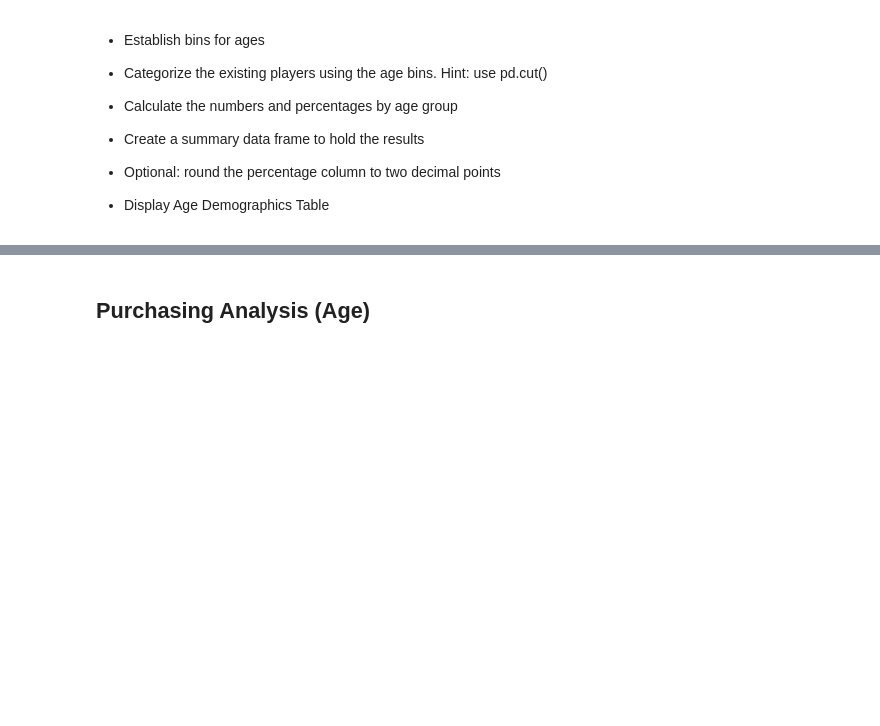
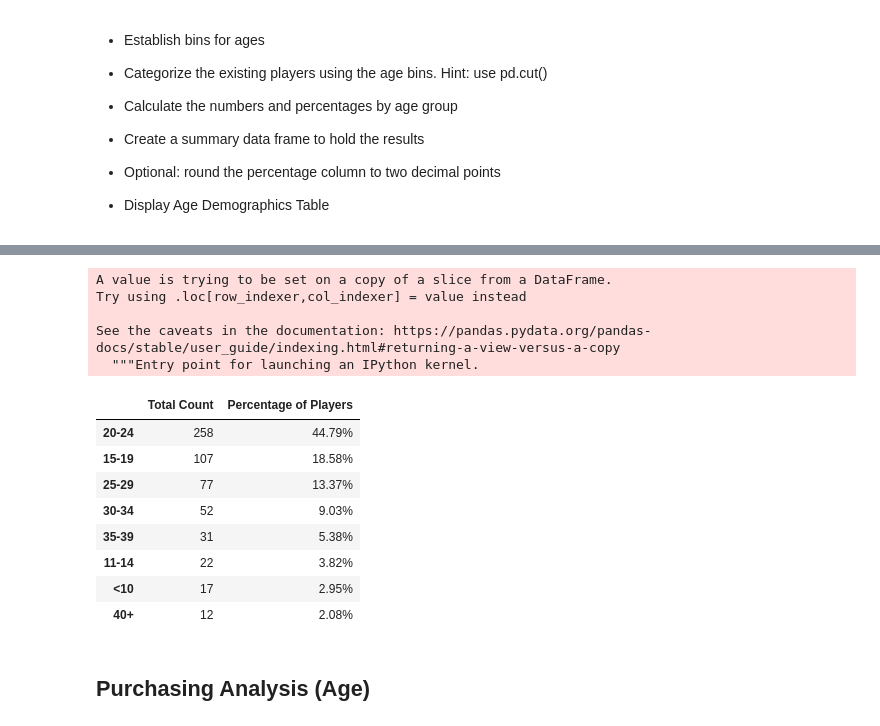
Before and after one commit to stim0010/pandas-challenge, a Jupyter notebook: HeroesOfPymoli/HeroesOfPymoli.ipynb, the cells around one changed output, grey strips where cells are left out. Saved outputs shown, nothing was run; the diff lists cells and outputs as text; code cells hidden in the pictures; blank space fills up the shorter version.

```diff
--- a/HeroesOfPymoli/HeroesOfPymoli.ipynb
+++ b/HeroesOfPymoli/HeroesOfPymoli.ipynb
@@ -70,0 +26,6 @@ print(tot_rev)
+# %%
+#Find the length of the unique values in purchase_df
+
+hero_count = len(purchase_df['SN'].value_counts())
+
+print(hero_count)
@@ -105,0 +99,7 @@ Name: Gender, dtype: int64
+# %%
+heroes_df = purchase_df[['SN','Gender','Age']]
+demo_df = heroes_df.drop_duplicates()
+
+gen_count = demo_df['Gender'].value_counts()
+
+gen_df = pd.DataFrame(gen_count)
@@ -159,3 +182,37 @@ Name: Gender, dtype: int64
+# %%
+demo_df['Age Group'] = pd.cut(demo_df['Age'], age_bins, labels= bin_labels)
+
+age_demo = demo_df['Age Group'].value_counts()
+
+age_demo_df = pd.DataFrame(age_demo)
+# %% [output]
+A value is trying to be set on a copy of a slice from a DataFrame.
+Try using .loc[row_indexer,col_indexer] = value instead
+
+See the caveats in the documentation: https://pandas.pydata.org/pandas-docs/stable/user_guide/indexing.html#returning-a-view-versus-a-copy
+  """Entry point for launching an IPython kernel.
+# %%
+age_pct = age_demo_df['Age Group']/hero_count
+
+age_demo_df['Percentage'] = age_pct
+
+age_demo_df['Percentage']=age_demo_df['Percentage'].map('{:,.2%}'.format)
+
+renamed_age_demo_df = age_demo_df.rename(columns={'Age Group':'Total Count','Percentage':'Percentage of Players'})
+
+renamed_age_demo_df
+
+##Sort by Age Group
+# %% [output]
+|  | Total Count | Percentage of Players |
+| 20-24 | 258 | 44.79% |
+| 15-19 | 107 | 18.58% |
+| 25-29 | 77 | 13.37% |
+| 30-34 | 52 | 9.03% |
+| 35-39 | 31 | 5.38% |
+| 11-14 | 22 | 3.82% |
+| <10 | 17 | 2.95% |
+| 40+ | 12 | 2.08% |
 # %% [markdown]
 ## Purchasing Analysis (Age)
 # %% [markdown]
```
Also changed, not shown: parts of 38 cells of this notebook, 1 other file.
